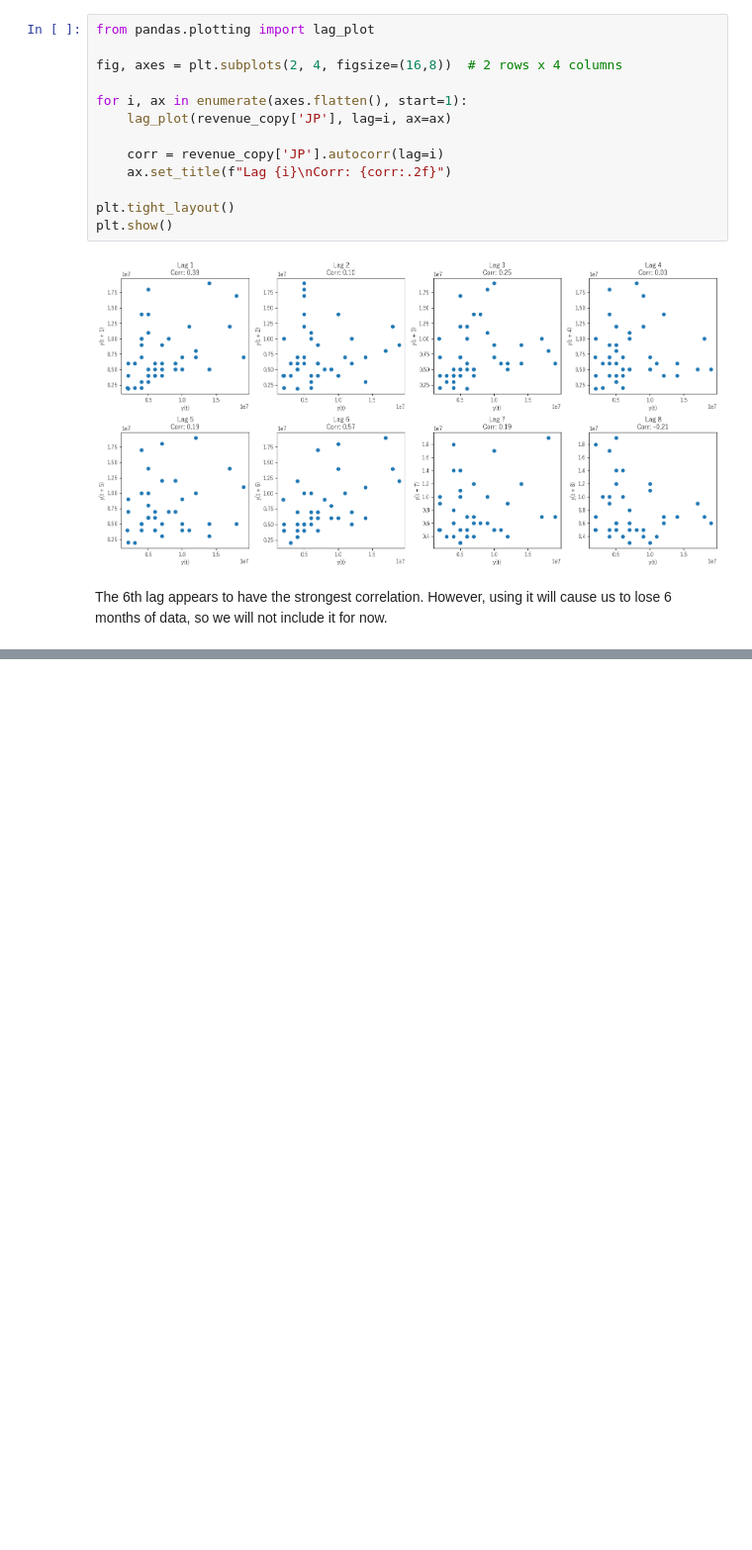
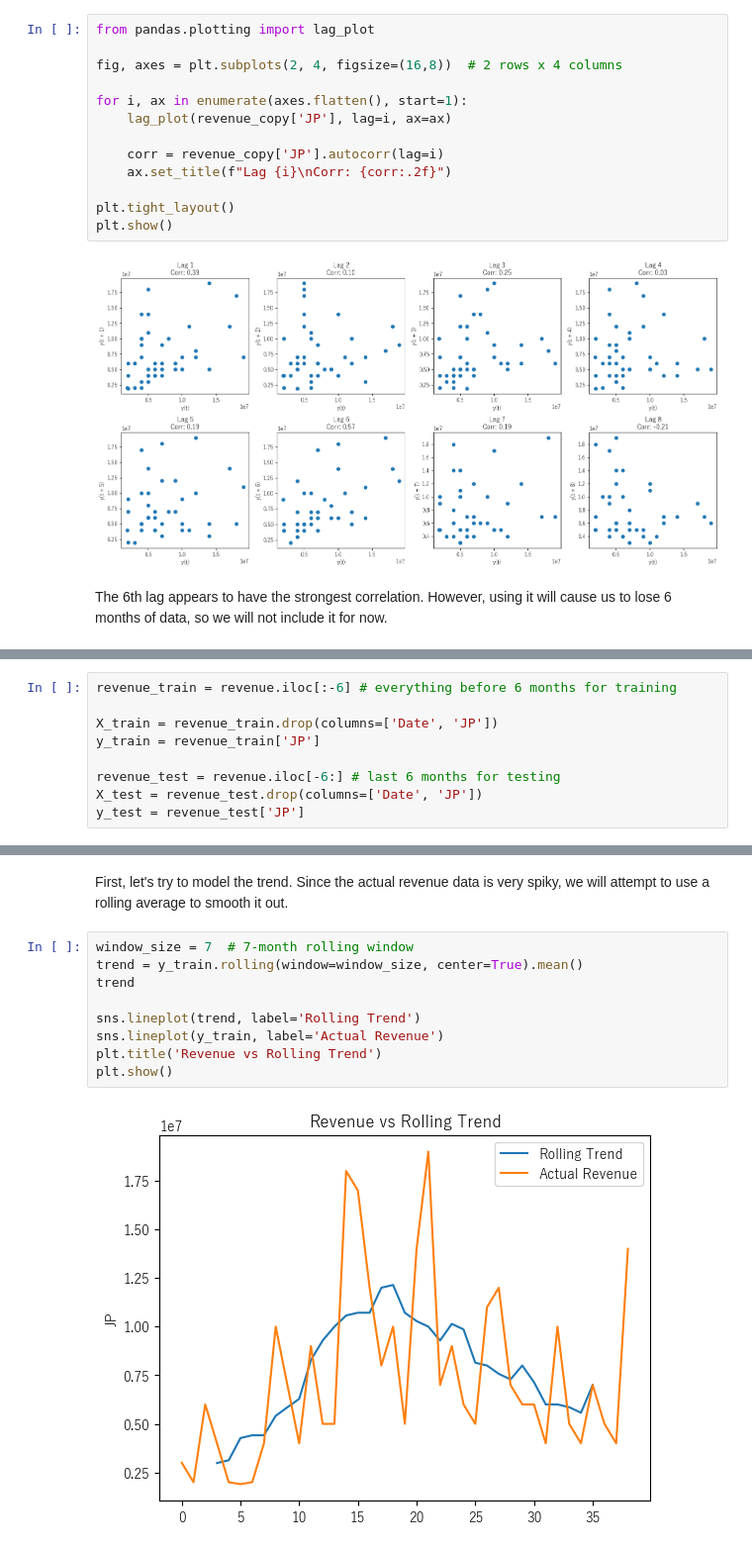
Before and after one commit to willowisp01/blue-archive-forecasting, a Jupyter notebook: analysis.ipynb, the cells around one changed output, grey strips where cells are left out. Shown at 99% size. Saved outputs shown, nothing was run; the diff lists cells and outputs as text; blank space fills up the shorter version.

```diff
--- a/analysis.ipynb
+++ b/analysis.ipynb
@@ -1079,0 +1104,9 @@ The 6th lag appears to have the strongest correlation. However, using it will ca
+# %%
+revenue_train = revenue.iloc[:-6] # everything before 6 months for training
+
+X_train = revenue_train.drop(columns=['Date', 'JP'])
+y_train = revenue_train['JP']
+
+revenue_test = revenue.iloc[-6:] # last 6 months for testing
+X_test = revenue_test.drop(columns=['Date', 'JP'])
+y_test = revenue_test['JP']
@@ -1079,0 +1133,13 @@ The 6th lag appears to have the strongest correlation. However, using it will ca
+# %% [markdown]
+First, let's try to model the trend. Since the actual revenue data is very spiky, we will attempt to use a rolling average to smooth it out.
+# %%
+window_size = 7  # 7-month rolling window
+trend = y_train.rolling(window=window_size, center=True).mean()
+trend
+
+sns.lineplot(trend, label='Rolling Trend')
+sns.lineplot(y_train, label='Actual Revenue')
+plt.title('Revenue vs Rolling Trend')
+plt.show()
+# %% [output]
+[figure, added]
```
Also changed, not shown: parts of 7 cells of this notebook, 1 other file.
